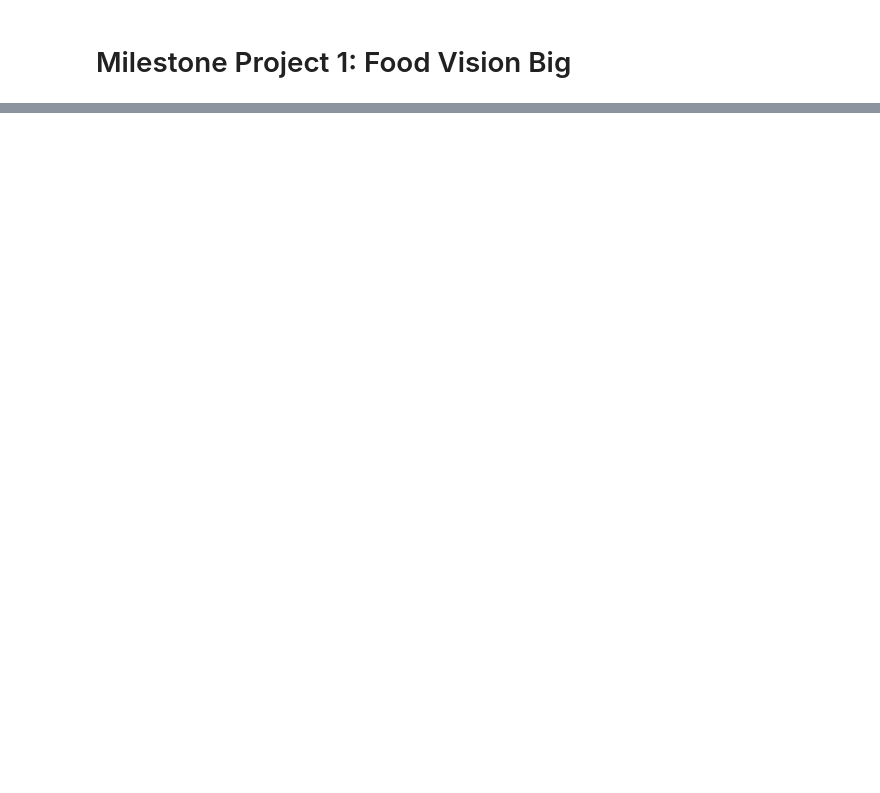
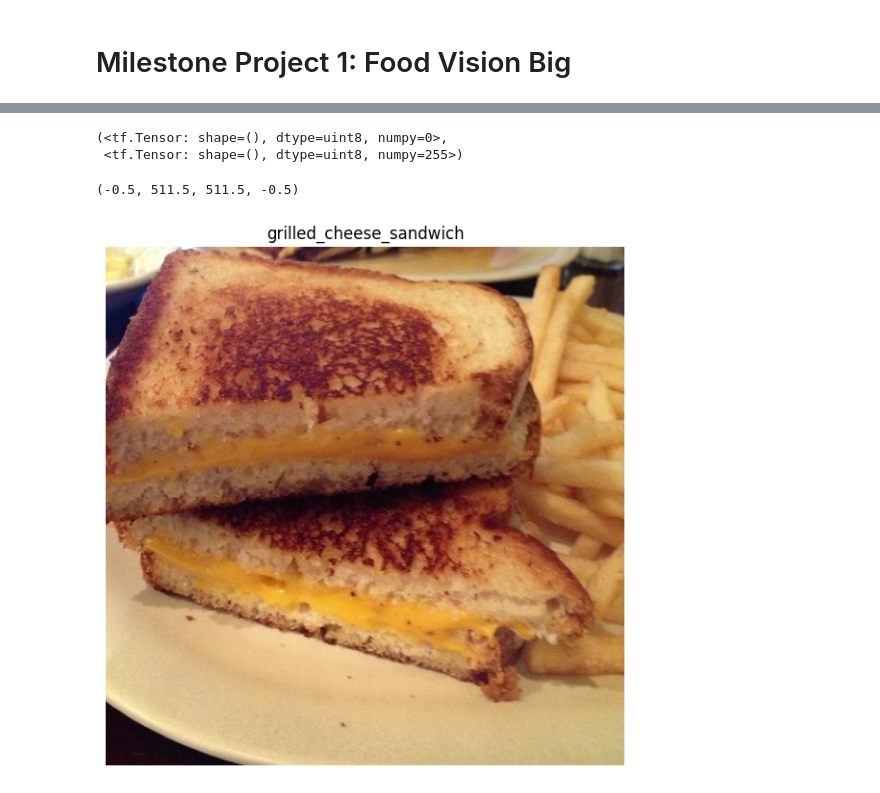
Before and after one commit to mogesTesema/Machine-Learning-Mastery-With-TensorFlow, a Jupyter notebook: computer-vision/Food_Vision_Milestone_project.ipynb, the cells around one changed output, grey strips where cells are left out. Saved outputs shown, nothing was run; the diff lists cells and outputs as text; code cells hidden in the pictures; blank space fills up the shorter version.

Commit message:
Kaggle Notebook | 07_food_vision | Version 3

```diff
--- a/computer-vision/Food_Vision_Milestone_project.ipynb
+++ b/computer-vision/Food_Vision_Milestone_project.ipynb
@@ -20,0 +30,7 @@ helper_functions.py 100%[===================>]  10.01K  --.-KB/s    in 0.001s
+# %%
+(train_data,test_data),ds_info = tfds.load(name="food101",
+                                          split=["train","validation"],
+                                            shuffle_files=True,
+                                           as_supervised=True,
+                                           with_info=True
+                                          )
@@ -20,0 +52,5 @@ helper_functions.py 100%[===================>]  10.01K  --.-KB/s    in 0.001s
+# %%
+class_names = ds_info.features["label"].names
+# %%
+# Take on sample of train data
+train_one_sample = train_data.take(1)
@@ -20,0 +61,8 @@ helper_functions.py 100%[===================>]  10.01K  --.-KB/s    in 0.001s
+# %%
+for image,label in train_one_sample:
+    print(f"""
+    Image shapes: {image.shape}
+    Image datatype: {image.dtype}
+    Target class from Food101 (tensor form): {label}
+    Class name (str form): {class_names[label.numpy()]}
+    """)
@@ -20,0 +94,16 @@ helper_functions.py 100%[===================>]  10.01K  --.-KB/s    in 0.001s
+# %%
+import tensorflow as tf
+tf.reduce_min(image),tf.reduce_max(image)
+# %% [output]
+(<tf.Tensor: shape=(), dtype=uint8, numpy=0>,
+ <tf.Tensor: shape=(), dtype=uint8, numpy=255>)
+# %%
+# plot an image
+import matplotlib.pyplot as plt
+plt.figure(figsize=(10,7))
+plt.imshow(image)
+plt.title(class_names[label.numpy()])
+plt.axis(False)
+# %% [output]
+(-0.5, 511.5, 511.5, -0.5)
+[figure, added]
```
Also changed, not shown: parts of 10 cells of this notebook.
